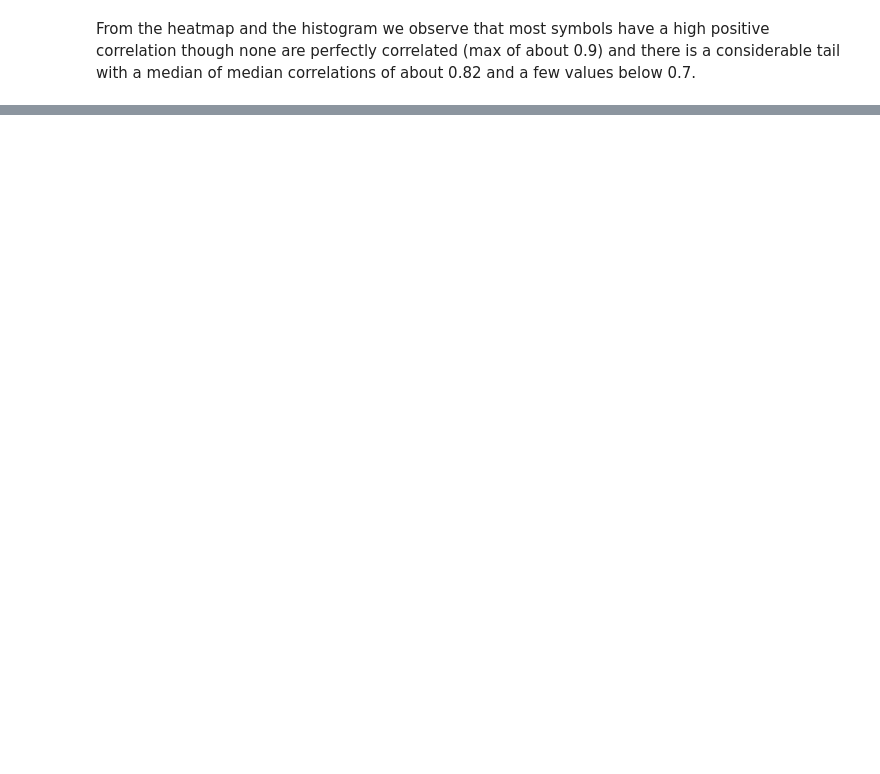
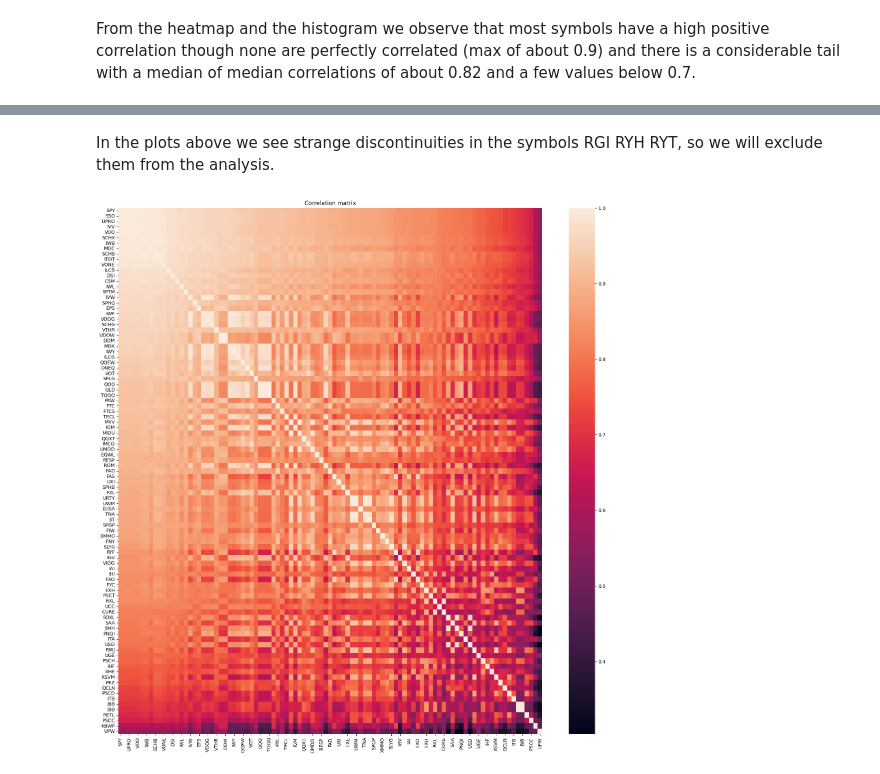
Before and after one commit to marcoopsampaio/aws_ml_eng_project_stock_prediction, a Jupyter notebook: experiments/data_exploration/data_understanding_and_cleaning.ipynb, the cells around one changed output, grey strips where cells are left out. Cells and saved outputs as stored; diff of their text form; code cells hidden in the pictures; blank space fills up the shorter version.

```diff
--- a/experiments/data_exploration/data_understanding_and_cleaning.ipynb
+++ b/experiments/data_exploration/data_understanding_and_cleaning.ipynb
@@ -202,0 +226,12 @@ From the heatmap and the histogram we observe that most symbols have a high posi
+# %% [markdown]
+In the plots above we see strange discontinuities in the symbols RGI RYH RYT, so we will exclude them from the analysis.
+# %%
+import seaborn as sns
+df_corrs = df_all_symbols_clipped.corr()
+cols_final = [col for col in cols_order if col not in ["RGI", "RYH", "RYT"]]
+plt.figure(figsize=(20,20))
+sns.heatmap(df_corrs.loc[cols_final, cols_final], annot=False)
+plt.title("Correlation matrix")
+plt.show()
+# %% [output]
+[figure, added]
```
Also changed, not shown: parts of 5 cells of this notebook.
